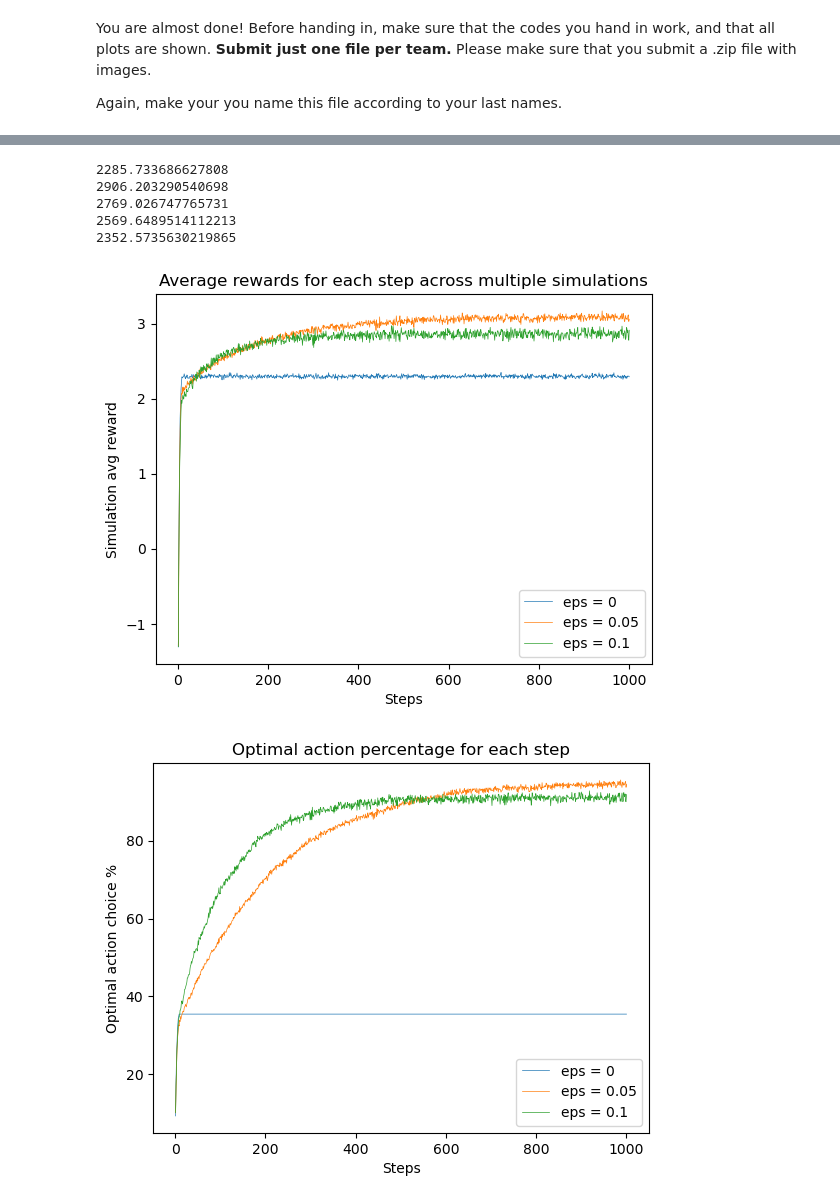
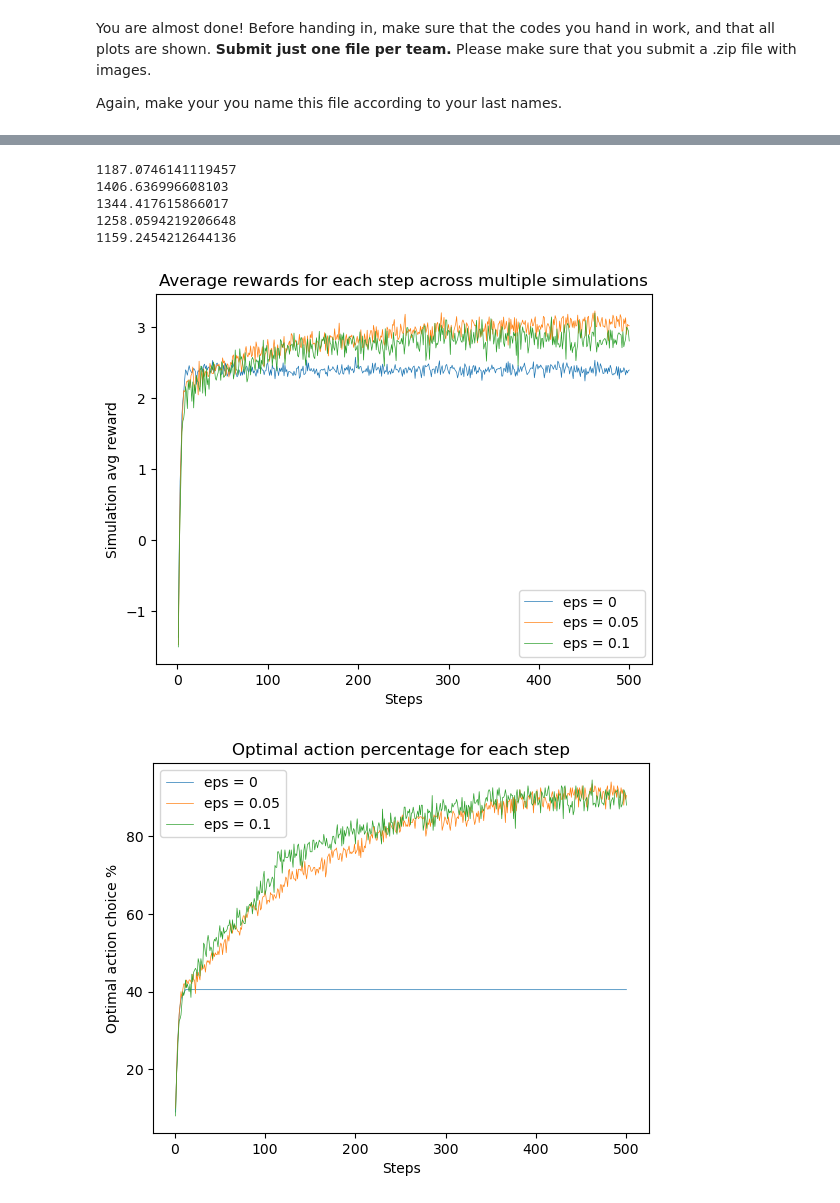
Before and after one commit to leonardocarboni/aml-carboni-bais, a Jupyter notebook: AML_ass1Finale.ipynb, the cells around one changed output, grey strips where cells are left out. Saved outputs shown, nothing was run; the diff lists cells and outputs as text; code cells hidden in the pictures.

```diff
--- a/AML_ass1Finale.ipynb
+++ b/AML_ass1Finale.ipynb
@@ -260,8 +263,8 @@ import matplotlib.pyplot as plt
 import pandas as pd
 num_action = 10
 num_seed = 42
-num_runs = 2000  # number of simulation runs
-num_episodes = 1000  # number of steps in each run
+num_runs = 200  # number of simulation runs
+num_episodes = 500  # number of steps in each run
 
 # set up the random seed
 np.random.seed(num_seed)
@@ -299,43 +302,43 @@ for i_eps, epsilon in enumerate([0, 0.05, 0.1, 0.15, 0.2]):
             steps_reward[i_run, i_step] = reward
             if action == best_action:
                 step_ba[i_step] += 1
         sims[i_run] = reward_tot
     eps_ba[i_eps] = step_ba * 100 / num_runs
     print(np.mean(sims))
     steps_avg_reward = np.mean(steps_reward, axis = 0)
     steps_list[i_eps] = steps_avg_reward
 env.close()
 data['avg_step_rewards'] = steps_list
 data['best_action_perc'] = eps_ba
 
 # avg reward plot
-plot1, = plt.plot(np.arange(1,1001,1), data['avg_step_rewards'][0], label = 'eps = 0', linewidth = 0.5)
+plot1, = plt.plot(np.arange(1,501,1), data['avg_step_rewards'][0], label = 'eps = 0', linewidth = 0.5)
 
-plot2, = plt.plot(np.arange(1,1001,1),data['avg_step_rewards'][1], label = 'eps = 0.05', linewidth = 0.5)
+plot2, = plt.plot(np.arange(1,501,1),data['avg_step_rewards'][1], label = 'eps = 0.05', linewidth = 0.5)
 
-plot3, = plt.plot(np.arange(1,1001,1), data['avg_step_rewards'][2], label = 'eps = 0.1', linewidth = 0.5)
+plot3, = plt.plot(np.arange(1,501,1), data['avg_step_rewards'][2], label = 'eps = 0.1', linewidth = 0.5)
 plt.legend(handles = [plot1, plot2, plot3])
 plt.xlabel("Steps")
 plt.ylabel("Simulation avg reward")
 plt.title("Average rewards for each step across multiple simulations")
 plt.show()
 
 # %optimal action plot
-plot1, = plt.plot(np.arange(1,1001,1), data['best_action_perc'][0], label = 'eps = 0', linewidth = 0.5)
+plot1, = plt.plot(np.arange(1,501,1), data['best_action_perc'][0], label = 'eps = 0', linewidth = 0.5)
 
-plot2, = plt.plot(np.arange(1,1001,1),data['best_action_perc'][1], label = 'eps = 0.05', linewidth = 0.5)
+plot2, = plt.plot(np.arange(1,501,1),data['best_action_perc'][1], label = 'eps = 0.05', linewidth = 0.5)
 
-plot3, = plt.plot(np.arange(1,1001,1), data['best_action_perc'][2], label = 'eps = 0.1', linewidth = 0.5)
+plot3, = plt.plot(np.arange(1,501,1), data['best_action_perc'][2], label = 'eps = 0.1', linewidth = 0.5)
 plt.legend(handles = [plot1, plot2, plot3])
 plt.xlabel("Steps")
 plt.ylabel("Optimal action choice %")
 plt.title("Optimal action percentage for each step")
 plt.show()
 # %% [output]
-2285.733686627808
-2906.203290540698
-2769.026747765731
-2569.6489514112213
-2352.5735630219865
+1187.0746141119457
+1406.636996608103
+1344.417615866017
+1258.0594219206648
+1159.2454212644136
-[figure, old version]
+[figure, new version]
-[figure, old version]
+[figure, new version]
```
Also changed, not shown: parts of 2 cells of this notebook.
